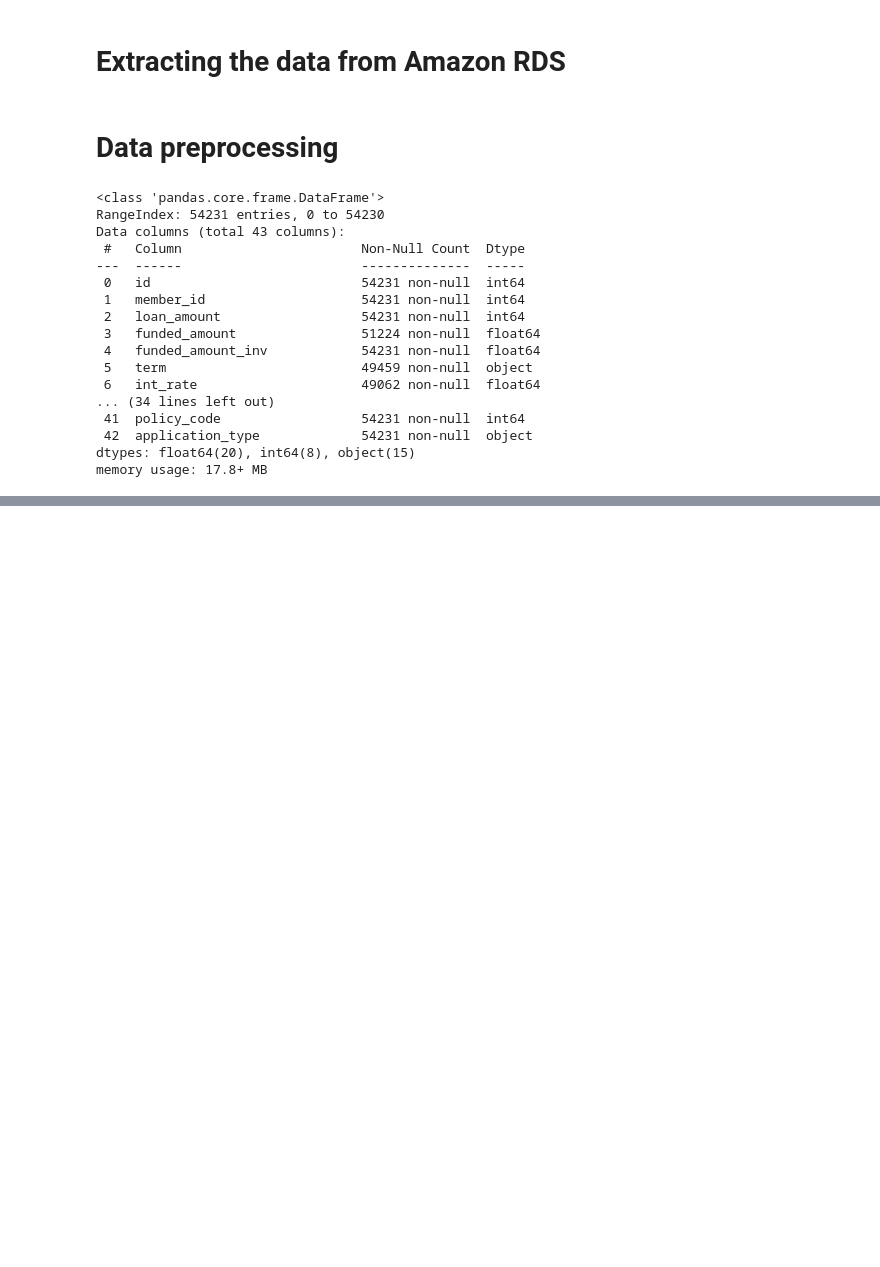
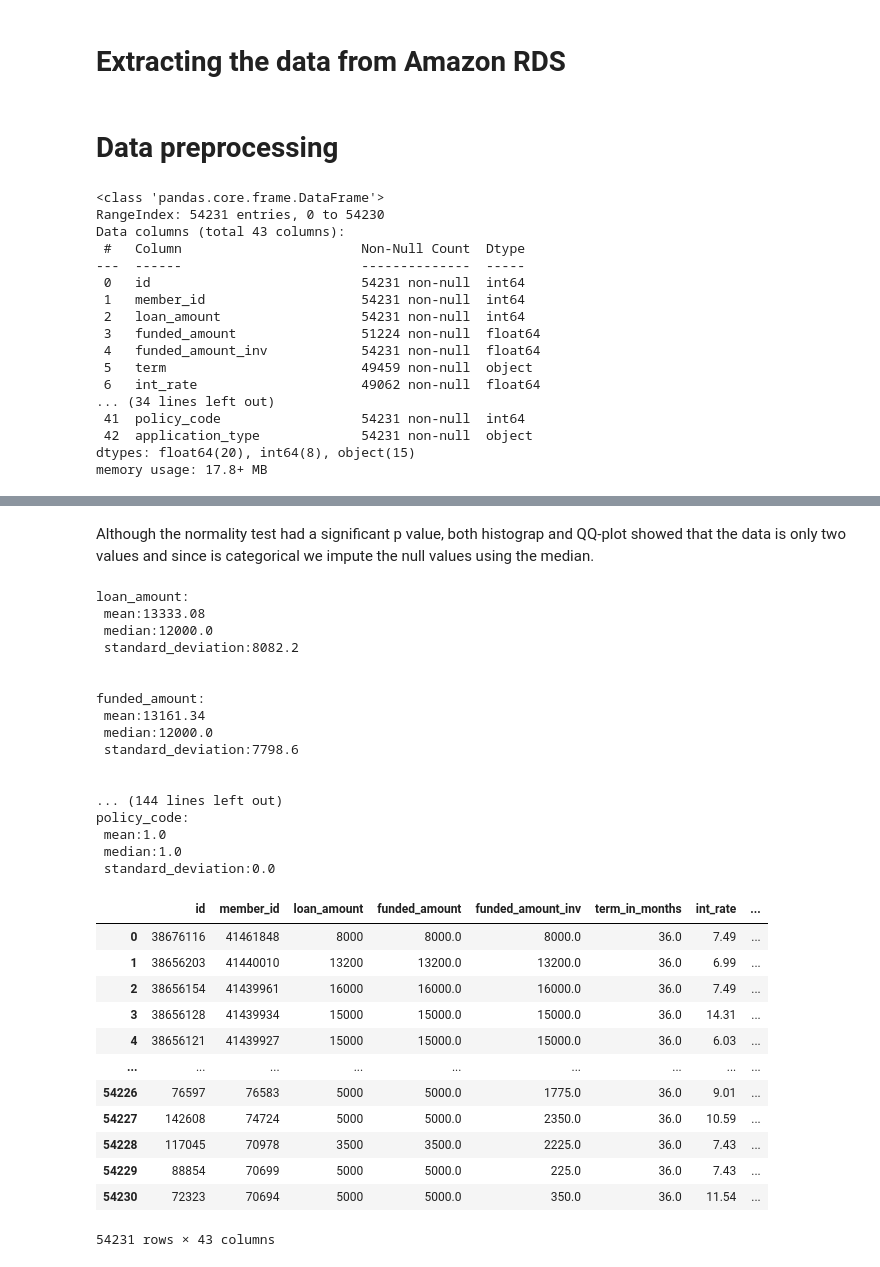
Before and after one commit to ChristianDaza/EDA_finance, a Jupyter notebook: SRC/EDA.ipynb, the cells around one changed output, grey strips where cells are left out. Cells and saved outputs as stored; diff of their text form; code cells hidden in the pictures; blank space fills up the shorter version.

```diff
--- a/SRC/EDA.ipynb
+++ b/SRC/EDA.ipynb
@@ -206,0 +169,40 @@ dtype: float64
+# %% [markdown]
+Although the normality test had a significant p value, both histograp and QQ-plot showed that the data is only two values and since is categorical we impute the null values using the median.
+# %%
+# Impute values of the "term_in_months" column
+
+# Get the mendian
+df_inf.descriptive_stats("term_in_months")
+# replace null values
+df_prep.replace_null("term_in_months", 36.0)
+# %% [output]
+loan_amount:
+ mean:13333.08
+ median:12000.0
+ standard_deviation:8082.2
+
+
+funded_amount:
+ mean:13161.34
+ median:12000.0
+ standard_deviation:7798.6
+
+
+... (144 lines left out)
+policy_code:
+ mean:1.0
+ median:1.0
+ standard_deviation:0.0
+|  | id | member_id | loan_amount | funded_amount | funded_amount_inv | term_in_months | int_rate | ... |
+| 0 | 38676116 | 41461848 | 8000 | 8000.0 | 8000.0 | 36.0 | 7.49 | ... |
+| 1 | 38656203 | 41440010 | 13200 | 13200.0 | 13200.0 | 36.0 | 6.99 | ... |
+| 2 | 38656154 | 41439961 | 16000 | 16000.0 | 16000.0 | 36.0 | 7.49 | ... |
+| 3 | 38656128 | 41439934 | 15000 | 15000.0 | 15000.0 | 36.0 | 14.31 | ... |
+| 4 | 38656121 | 41439927 | 15000 | 15000.0 | 15000.0 | 36.0 | 6.03 | ... |
+| ... | ... | ... | ... | ... | ... | ... | ... | ... |
+| 54226 | 76597 | 76583 | 5000 | 5000.0 | 1775.0 | 36.0 | 9.01 | ... |
+| 54227 | 142608 | 74724 | 5000 | 5000.0 | 2350.0 | 36.0 | 10.59 | ... |
+| 54228 | 117045 | 70978 | 3500 | 3500.0 | 2225.0 | 36.0 | 7.43 | ... |
+| 54229 | 88854 | 70699 | 5000 | 5000.0 | 225.0 | 36.0 | 7.43 | ... |
+| 54230 | 72323 | 70694 | 5000 | 5000.0 | 350.0 | 36.0 | 11.54 | ... |
+54231 rows × 43 columns
```
Also changed, not shown: parts of 21 cells of this notebook, 1 other file.
